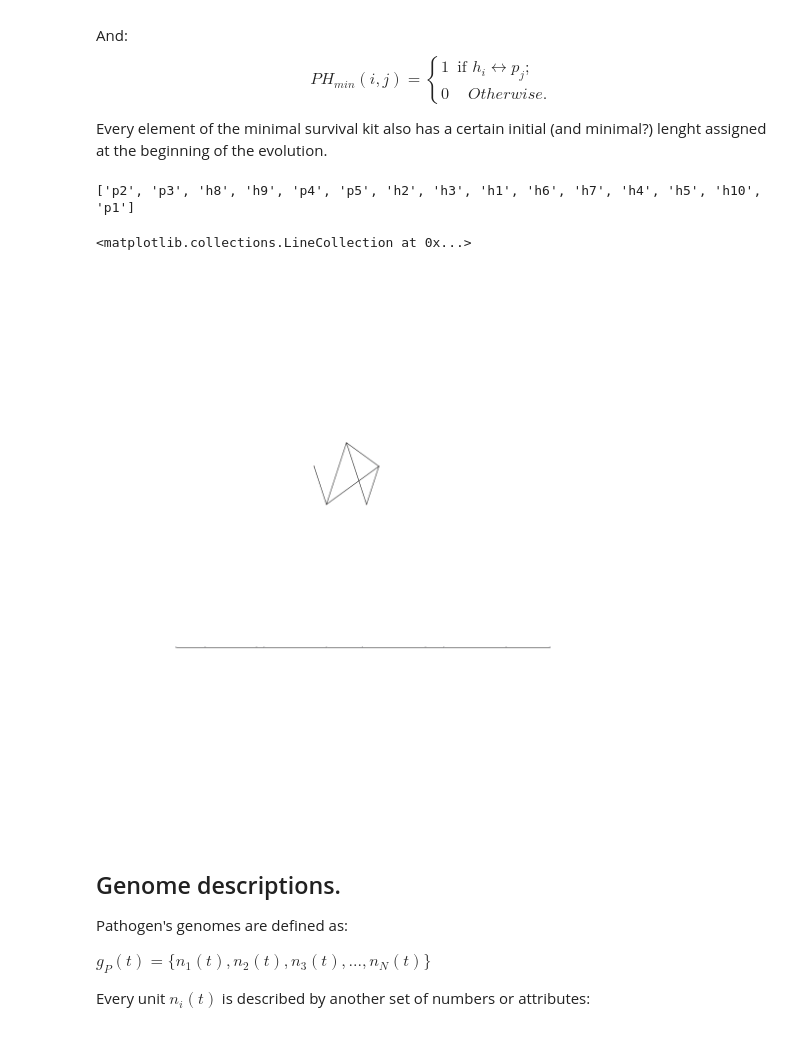
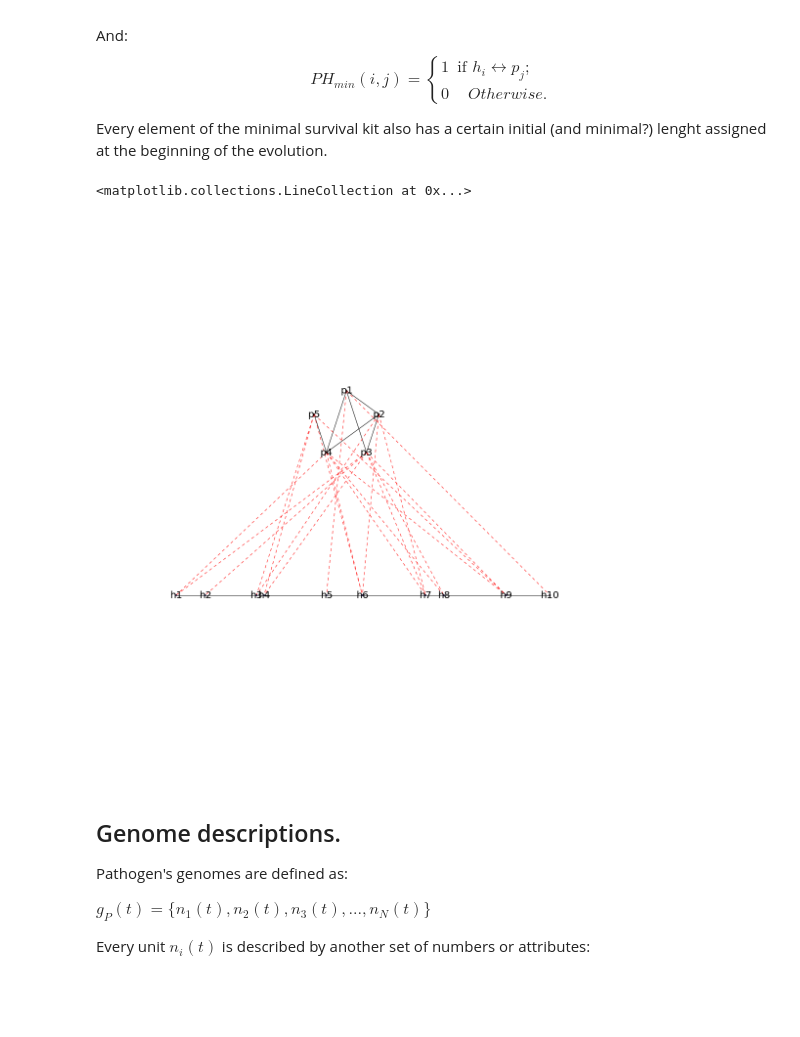
Before and after one commit to Host-pathogen-evol/Genome-Size-Evolution-Project, a Jupyter notebook: Host-Pathogen.ipynb, the cells around one changed output. Saved outputs shown, nothing was run; the diff lists cells and outputs as text; code cells hidden in the pictures; blank space fills up the shorter version.

```diff
--- a/Host-Pathogen.ipynb
+++ b/Host-Pathogen.ipynb
@@ -148,41 +148,54 @@ for i in range(1,Kmp+1):
         #print j
         y=rng.uniform()
         if(y<=Cn):
             pb='p'+str(j)
             #print pb
             Gp.add_edge(pa,pb)
     #print y
 #raw_input()
 
-print Gp.nodes()
+#print Gp.nodes()
 x=0.0
 for i in IGH:
     poshp[i]=[x,0]
     HPCOL[i]=0.0
     x=x+2.0*rng.uniform()
 n=0.0
 Pi=mth.pi
 
 for i in IGP:
     x=5.0+1.0*mth.sin(n*(2.0*Pi)/Kmp)
     y=5.0+1.0*mth.cos(n*(2.0*Pi)/Kmp)
     n=n+1
     poshp[i]=[x,y]
-    HPCOL[i]=0.5
+    HPCOL[i]=1.5
+
+Cn2=0.5
+
+Gphi=nx.Graph()
+
+for i in IGP:
+    for j in IGH:
+        x=rng.uniform()
+        if (x<=Cn2):
+            Gphi.add_edge(i,j)
+#print HPCOL
+#print Gp
+#raw_input()
 
 #print pos
 plt.figure(figsize(20,20))
 plt.axis('off')
 plt.axis('equal')
 
-nx.draw_networkx_nodes(Gp,poshp,node_size=1, label='F',alpha=0.7,node_color=HPCOL.values())
-#nx.draw_networkx_labels(G,pos,labels=aminodes,font_size=10)
+nx.draw_networkx_nodes(Gp,poshp,node_size=10, label='T',alpha=0.7,node_color=HPCOL.values())
+nx.draw_networkx_labels(Gp,poshp,font_size=20)
 nx.draw_networkx_edges(Gp,poshp)
-#nx.draw_networkx(G,pos)
+nx.draw_networkx_edges(Gphi,poshp,edge_color='r',style='dashed')
+#nx.draw_networkx(Gp,poshp)
 # %% [output]
-['p2', 'p3', 'h8', 'h9', 'p4', 'p5', 'h2', 'h3', 'h1', 'h6', 'h7', 'h4', 'h5', 'h10', 'p1']
+<matplotlib.collections.LineCollection at 0x...>
-<matplotlib.collections.LineCollection at 0x...>
-[figure, old version]
+[figure, new version]
 # %% [markdown]
 
 ## Genome descriptions.
```
Also changed, not shown: 1 other file.
